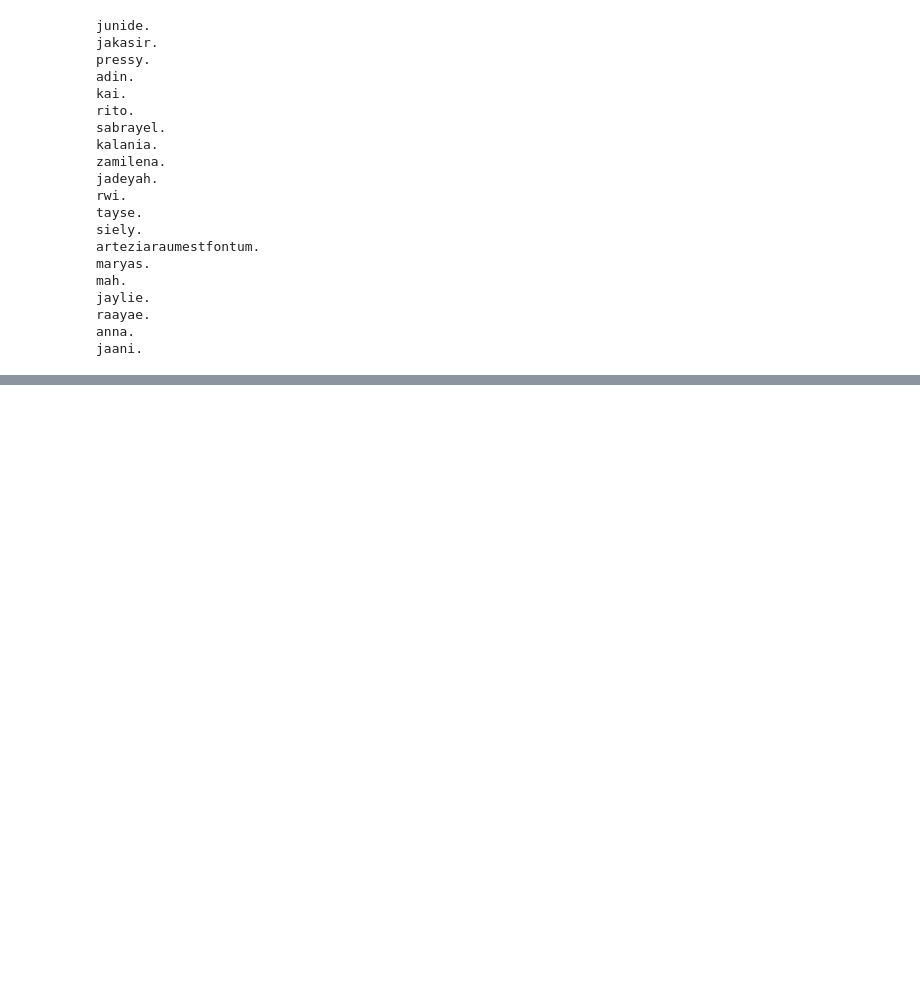
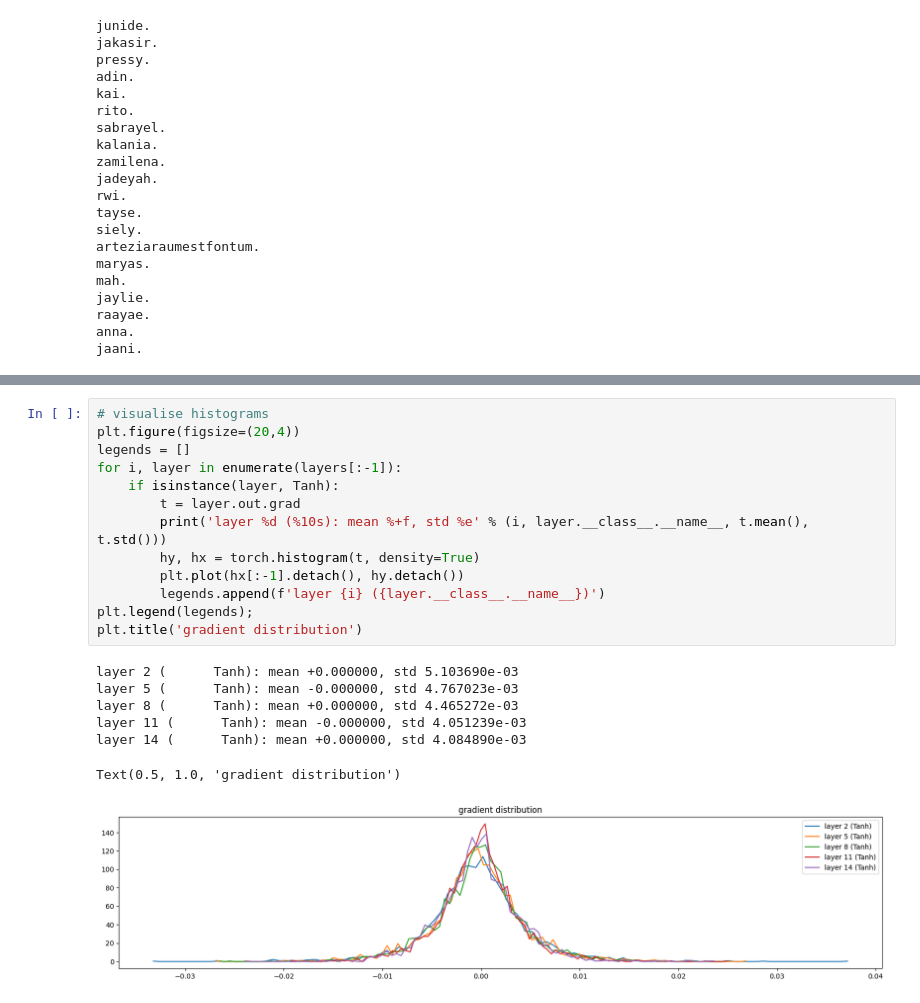
Before and after one commit to AndrewTaylor704/AI_Learning, a Jupyter notebook: makemore_lecture4.ipynb, the cells around one changed output, grey strips where cells are left out. Drawn from its saved outputs; the diff is of its cells as text; blank space fills up the shorter version.

```diff
--- a/makemore_lecture4.ipynb
+++ b/makemore_lecture4.ipynb
@@ -231,0 +396,21 @@ jaani.
+# %%
+# visualise histograms
+plt.figure(figsize=(20,4))
+legends = []
+for i, layer in enumerate(layers[:-1]):
+    if isinstance(layer, Tanh):
+        t = layer.out.grad
+        print('layer %d (%10s): mean %+f, std %e' % (i, layer.__class__.__name__, t.mean(), t.std()))
+        hy, hx = torch.histogram(t, density=True)
+        plt.plot(hx[:-1].detach(), hy.detach())
+        legends.append(f'layer {i} ({layer.__class__.__name__})')
+plt.legend(legends);
+plt.title('gradient distribution')
+# %% [output]
+layer 2 (      Tanh): mean +0.000000, std 5.103690e-03
+layer 5 (      Tanh): mean -0.000000, std 4.767023e-03
+layer 8 (      Tanh): mean +0.000000, std 4.465272e-03
+layer 11 (      Tanh): mean -0.000000, std 4.051239e-03
+layer 14 (      Tanh): mean +0.000000, std 4.084890e-03
+Text(0.5, 1.0, 'gradient distribution')
+[figure, added]
```
Also changed, not shown: parts of 8 cells of this notebook, 1 other file.
